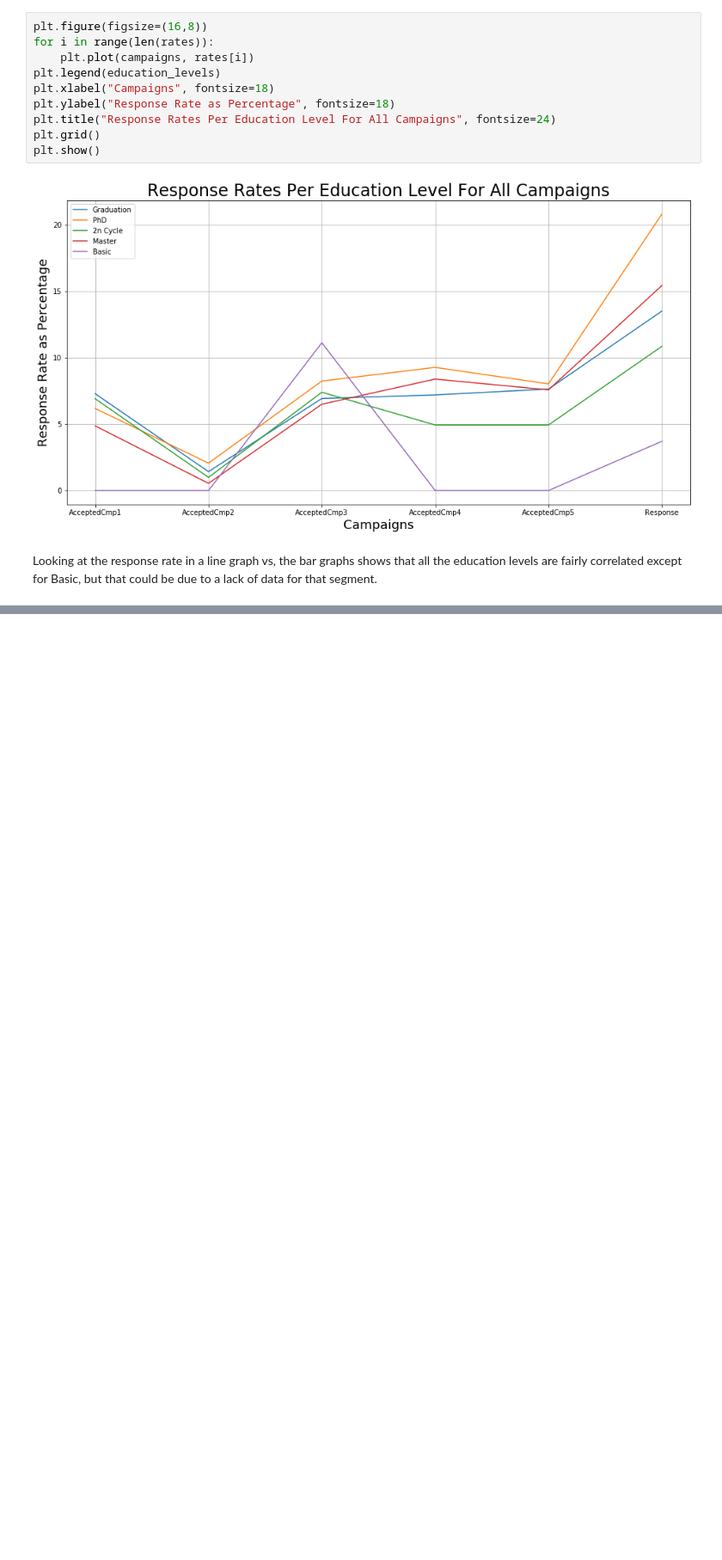
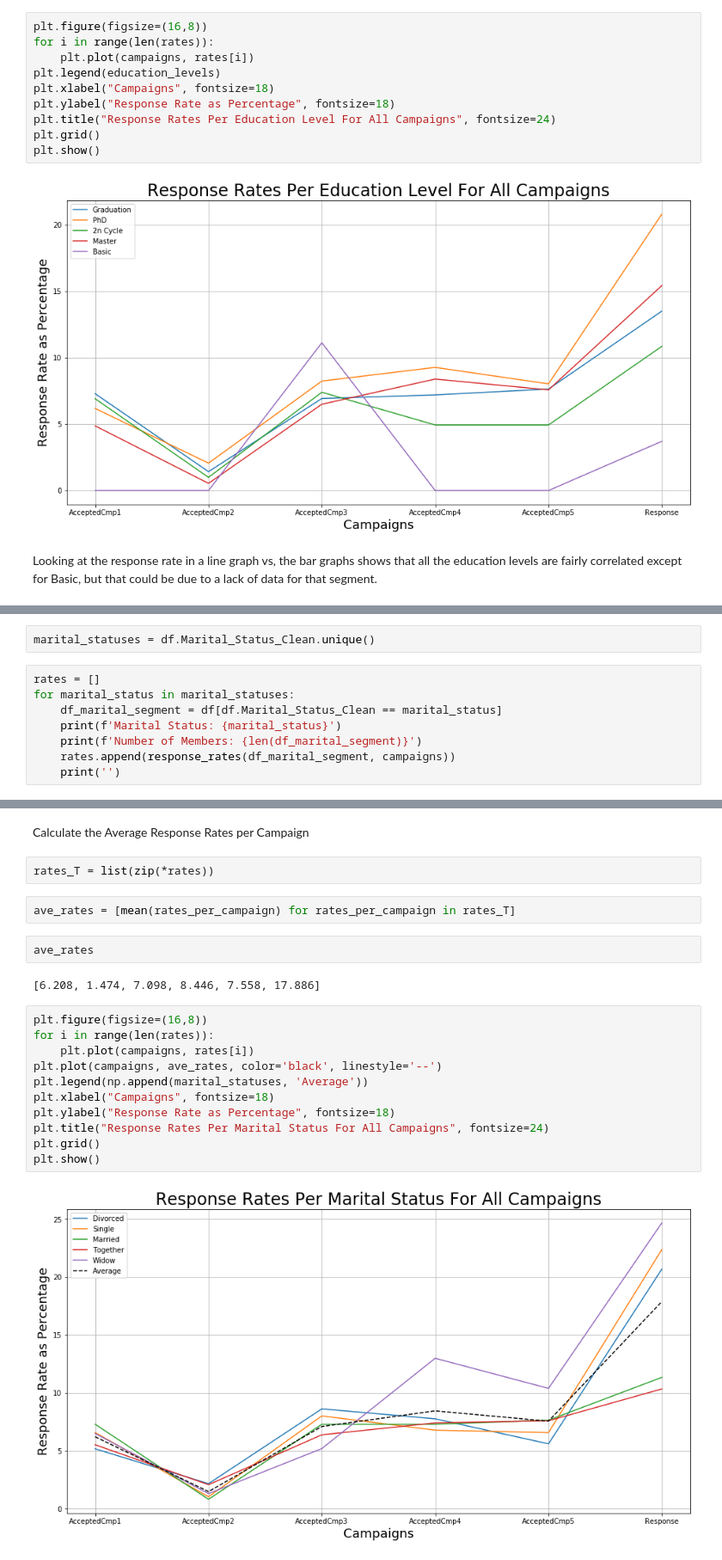
Before and after one commit to merb92/marketing-analytics-xyz, a Jupyter notebook: notebooks/01-eda.ipynb, the cells around one changed output, grey strips where cells are left out. Shown at 86% size. Cells and saved outputs as stored; diff of their text form; blank space fills up the shorter version.

Commit message:
Add analysis of segmentation by marital status vs response rate

```diff
--- a/notebooks/01-eda.ipynb
+++ b/notebooks/01-eda.ipynb
@@ -766,0 +770,10 @@ Looking at the response rate in a line graph vs, the bar graphs shows that all t
+# %%
+marital_statuses = df.Marital_Status_Clean.unique()
+# %%
+rates = []
+for marital_status in marital_statuses:
+    df_marital_segment = df[df.Marital_Status_Clean == marital_status]
+    print(f'Marital Status: {marital_status}')
+    print(f'Number of Members: {len(df_marital_segment)}')
+    rates.append(response_rates(df_marital_segment, campaigns))
+    print('')
@@ -766,0 +798,23 @@ Looking at the response rate in a line graph vs, the bar graphs shows that all t
+# %% [markdown]
+Calculate the Average Response Rates per Campaign
+# %%
+rates_T = list(zip(*rates))
+# %%
+ave_rates = [mean(rates_per_campaign) for rates_per_campaign in rates_T]
+# %%
+ave_rates
+# %% [output]
+[6.208, 1.474, 7.098, 8.446, 7.558, 17.886]
+# %%
+plt.figure(figsize=(16,8))
+for i in range(len(rates)):
+    plt.plot(campaigns, rates[i])
+plt.plot(campaigns, ave_rates, color='black', linestyle='--')
+plt.legend(np.append(marital_statuses, 'Average'))
+plt.xlabel("Campaigns", fontsize=18)
+plt.ylabel("Response Rate as Percentage", fontsize=18)
+plt.title("Response Rates Per Marital Status For All Campaigns", fontsize=24)
+plt.grid()
+plt.show()
+# %% [output]
+[figure, added]
```
Also changed, not shown: parts of 4 cells of this notebook.
